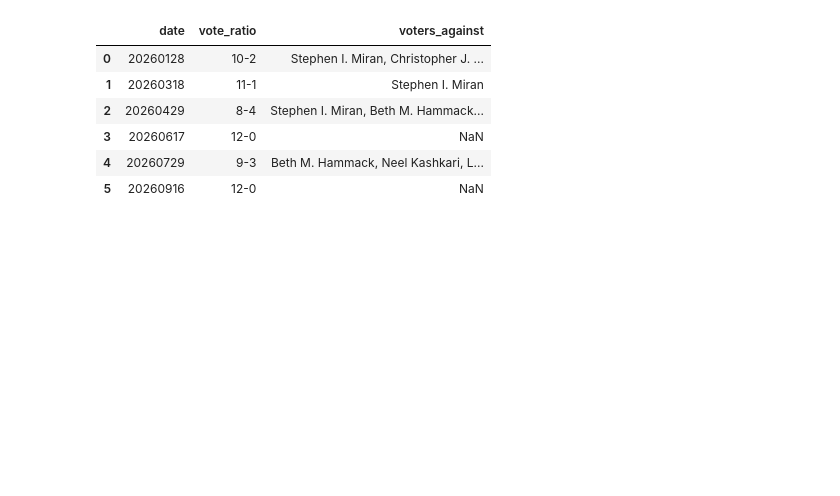
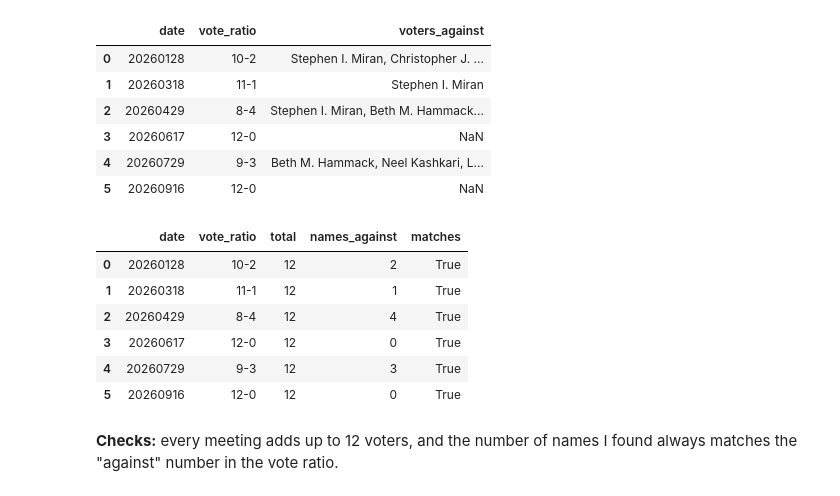
Before and after one commit to Louisa328/webscraping-project, a Jupyter notebook: realworld-2/fomc2026.ipynb, the cells around one changed output. Drawn from its saved outputs; the diff is of its cells as text; code cells hidden in the pictures; blank space fills up the shorter version.

```diff
--- a/realworld-2/fomc2026.ipynb
+++ b/realworld-2/fomc2026.ipynb
@@ -32,3 +37,9 @@ https://www.federalreserve.gov/newsevents/pressreleases/monetary20260916a.htm
 ![63e394c7-d553-4bc9-9df7-6e31d4dd20d9.png](attachment:63e394c7-d553-4bc9-9df7-6e31d4dd20d9.png)
 # %% [markdown]
 **Used "Inspect" to find where the statement text sits: inside <div id="article">**
+# %%
+r = requests.get(links[0], headers=headers, timeout=10)
+page = BeautifulSoup(r.text, "html.parser")
+article = page.find("div", id="article")
+for i, p in enumerate(article.find_all("p")):
+    print(i, p.get_text(strip=True)[:120])
@@ -49,3 +74,6 @@ for link in links:
 print("statements fetched:", len(pages))
 # %% [output]
 statements fetched: 6
+# %%
+for i, p in enumerate(pages[links[0]]):
+    print(i, p[:120])
@@ -51,0 +93,13 @@ statements fetched: 6
+# %%
+# First attempt, kept to show where it fails
+def get_body_v1(paras):
+    start = next(i for i, p in enumerate(paras) if p.startswith("For release")) + 1
+    end = next(i for i, p in enumerate(paras) if p.startswith("Voting"))
+    return " ".join(paras[start:end])
+
+for link, paras in pages.items():
+    try:
+        get_body_v1(paras)
+        print(link[-13:-5], "OK")
+    except StopIteration:
+        print(link[-13:-5], "CRASH: no paragraph starts with 'Voting'")
@@ -136,5 +207,22 @@ votes
 | 3 | 20260617 | 12-0 | NaN |
 | 4 | 20260729 | 9-3 | Beth M. Hammack, Neel Kashkari, L... |
 | 5 | 20260916 | 12-0 | NaN |
+# %%
+check = votes.copy()
+nums = check["vote_ratio"].str.split("-", expand=True).astype(int)
+check["total"] = nums[0] + nums[1]
+check["names_against"] = check["voters_against"].fillna("").apply(lambda s: len(s.split(", ")) if s else 0)
+check["matches"] = nums[1] == check["names_against"]
+check[["date", "vote_ratio", "total", "names_against", "matches"]]
+# %% [output]
+|  | date | vote_ratio | total | names_against | matches |
+| 0 | 20260128 | 10-2 | 12 | 2 | True |
+| 1 | 20260318 | 11-1 | 12 | 1 | True |
+| 2 | 20260429 | 8-4 | 12 | 4 | True |
+| 3 | 20260617 | 12-0 | 12 | 0 | True |
+| 4 | 20260729 | 9-3 | 12 | 3 | True |
+| 5 | 20260916 | 12-0 | 12 | 0 | True |
+# %% [markdown]
+**Checks:** every meeting adds up to 12 voters, and the number of names I found always matches the "against" number in the vote ratio.
 # %%
 votes.to_csv("fomc_2026_votes.csv", index=False, encoding="utf-8-sig")
```
Also changed, not shown: parts of 12 cells of this notebook, 10 other files.
